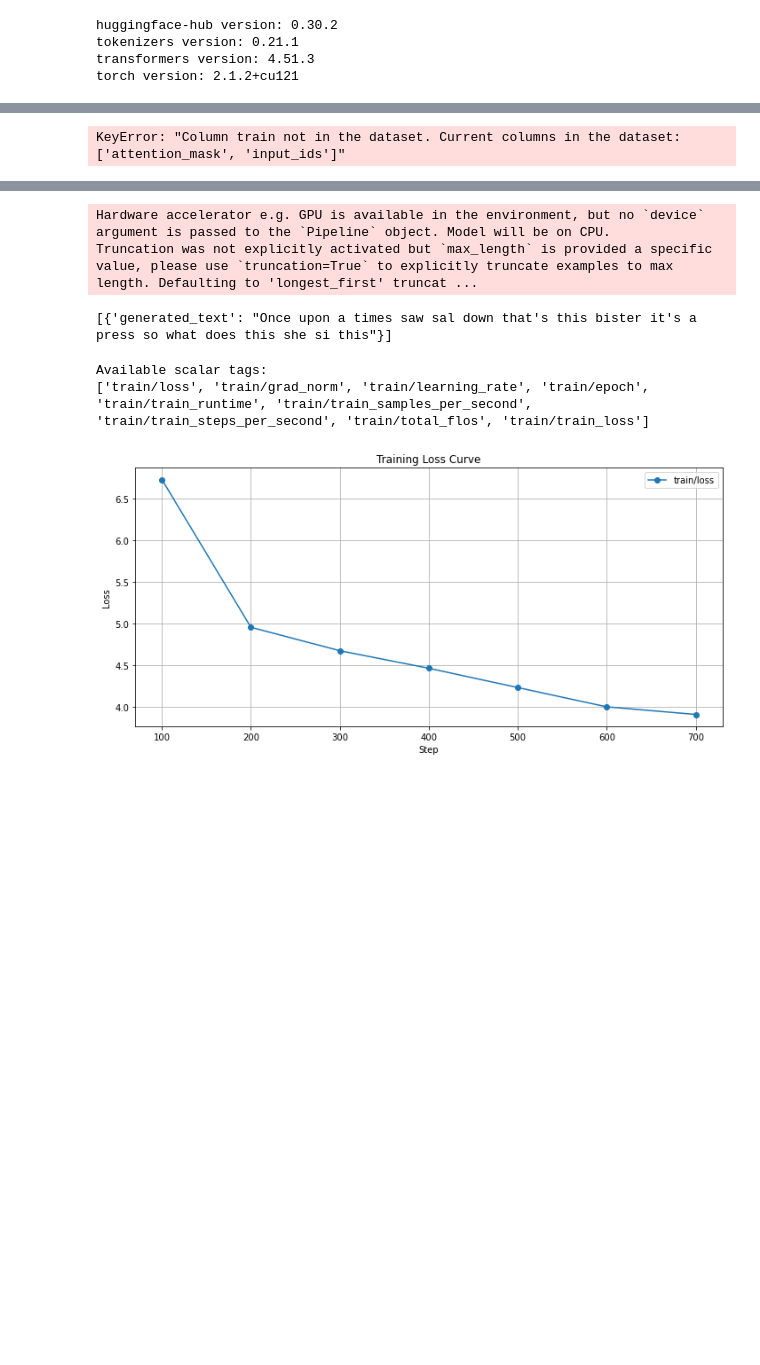
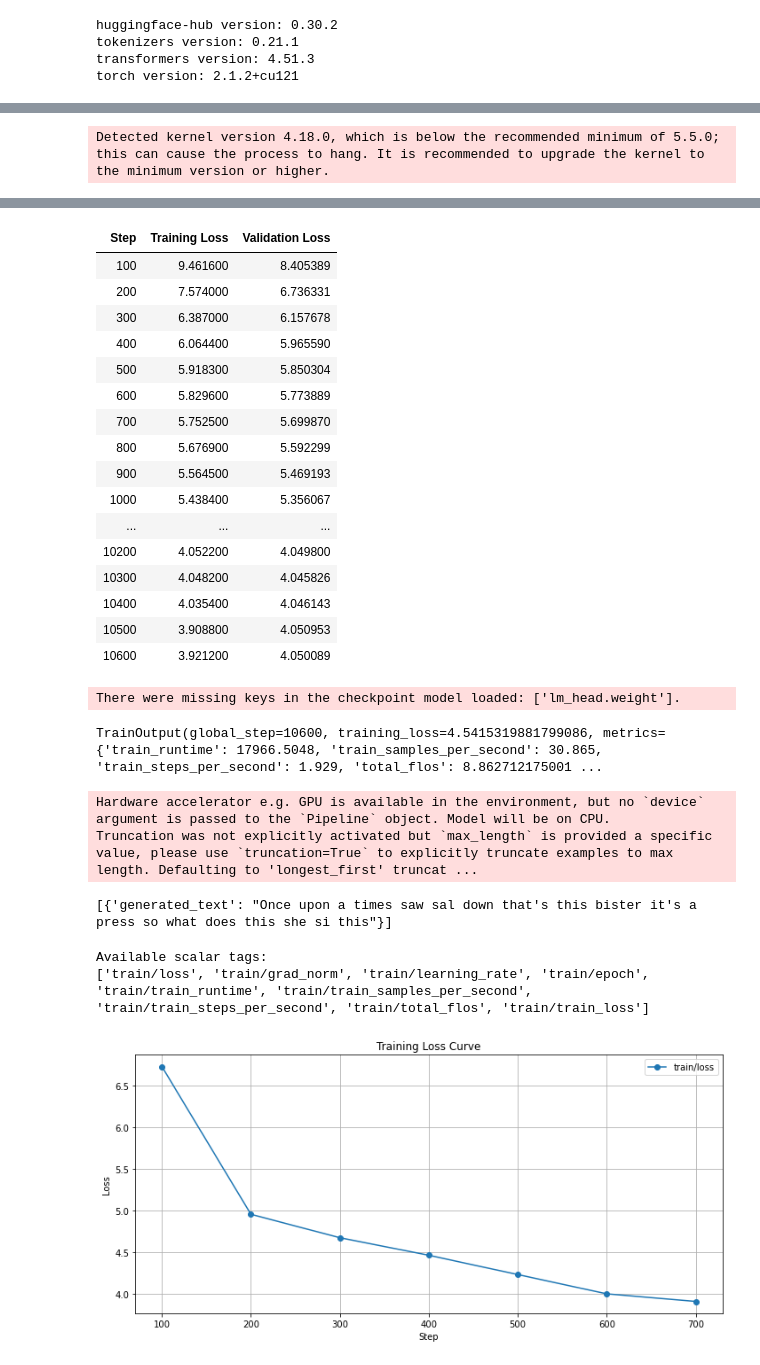
Before and after one commit to um-cap-lab/EMNLP-2025-submission, a Jupyter notebook: GPT2-small_training_script.ipynb, the cells around one changed output, grey strips where cells are left out. Drawn from its saved outputs; the diff is of its cells as text; code cells hidden in the pictures; blank space fills up the shorter version.

Commit message:
Retrained models.

```diff
--- a/GPT2-small_training_script.ipynb
+++ b/GPT2-small_training_script.ipynb
@@ -105,7 +105,8 @@ tokenizer.train(files = [corpus_file], trainer = trainer)
 tokenizer.save(os.path.join(tokenizer_dir, "tokenizer.json"))
 # %%
 # Load tokenizer with HuggingFace wrapper
-tokenizer = GPT2TokenizerFast(tokenizer_file = "gpt2-small/tokenizer/tokenizer.json")
+#tokenizer = GPT2TokenizerFast(tokenizer_file = "gpt2-small/tokenizer/tokenizer.json")
+tokenizer = GPT2TokenizerFast(tokenizer_file = "gpt2-small/checkpoint-trainedtokenizer_100M_whitespace/tokenizer.json")
 #tokenizer = GPT2TokenizerFast.from_pretrained("gpt2")
 # Optional: set pad token if using Trainer API or batches
 tokenizer.pad_token = tokenizer.eos_token
@@ -202,7 +227,8 @@ data_collator = DataCollatorForLanguageModeling(tokenizer = tokenizer, pad_to_mu
 
 # Training arguments
 training_args = TrainingArguments(
-    output_dir = "./gpt2-small",
+    #output_dir = "./gpt2-small",
+    output_dir = "./gpt2-100M",
     #evaluation_strategy = "no",
     #eval_strategy = "no",
     eval_strategy = "steps",
@@ -216,7 +242,7 @@ training_args = TrainingArguments(
     per_device_train_batch_size = 1,
     per_device_eval_batch_size = 1,
     gradient_accumulation_steps = 16,
-    learning_rate = 5e-5, #5e-4 ~ 6e-4 for GPT-2
+    learning_rate = 5e-4, #5e-4 ~ 6e-4 for GPT-2
     warmup_ratio = 0.1,
     weight_decay = 0.01,
     lr_scheduler_type = "cosine",
@@ -246,4 +272,4 @@ trainer = Trainer(
 # Train the model
 trainer.train()
 # %% [output]
-KeyError: "Column train not in the dataset. Current columns in the dataset: ['attention_mask', 'input_ids']"
+Detected kernel version 4.18.0, which is below the recommended minimum of 5.5.0; this can cause the process to hang. It is recommended to upgrade the kernel to the minimum version or higher.
@@ -250,3 +277,22 @@ KeyError: "Column train not in the dataset. Current columns in the dataset: ['at
+| Step | Training Loss | Validation Loss |
+| 100 | 9.461600 | 8.405389 |
+| 200 | 7.574000 | 6.736331 |
+| 300 | 6.387000 | 6.157678 |
+| 400 | 6.064400 | 5.965590 |
+| 500 | 5.918300 | 5.850304 |
+| 600 | 5.829600 | 5.773889 |
+| 700 | 5.752500 | 5.699870 |
+| 800 | 5.676900 | 5.592299 |
+| 900 | 5.564500 | 5.469193 |
+| 1000 | 5.438400 | 5.356067 |
+| ... | ... | ... |
+| 10200 | 4.052200 | 4.049800 |
+| 10300 | 4.048200 | 4.045826 |
+| 10400 | 4.035400 | 4.046143 |
+| 10500 | 3.908800 | 4.050953 |
+| 10600 | 3.921200 | 4.050089 |
+There were missing keys in the checkpoint model loaded: ['lm_head.weight'].
+TrainOutput(global_step=10600, training_loss=4.5415319881799086, metrics={'train_runtime': 17966.5048, 'train_samples_per_second': 30.865, 'train_steps_per_second': 1.929, 'total_flos': 8.862712175001 ...
 # %%
 from torch.utils.tensorboard import SummaryWriter
 
```
Also changed, not shown: parts of 4 cells of this notebook.
